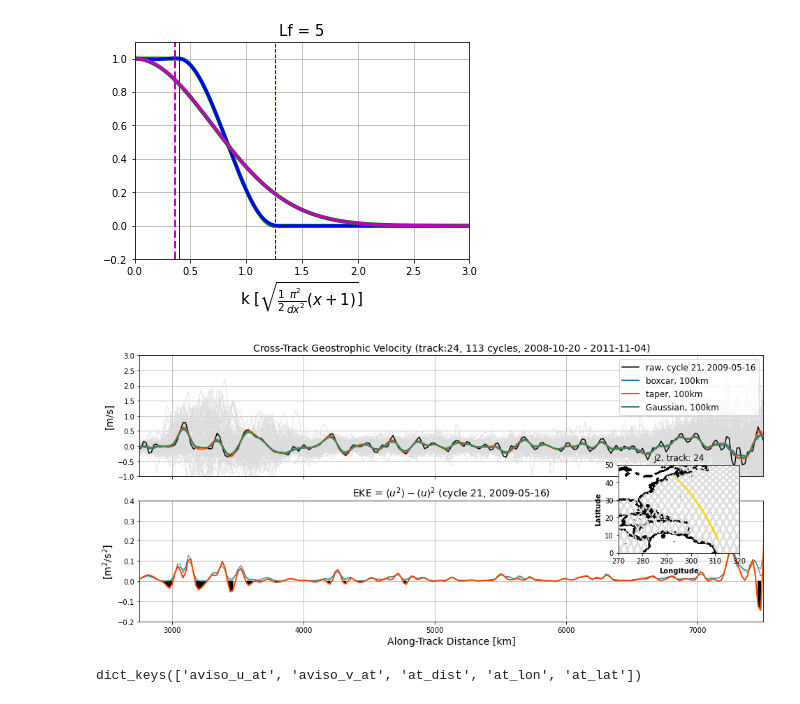
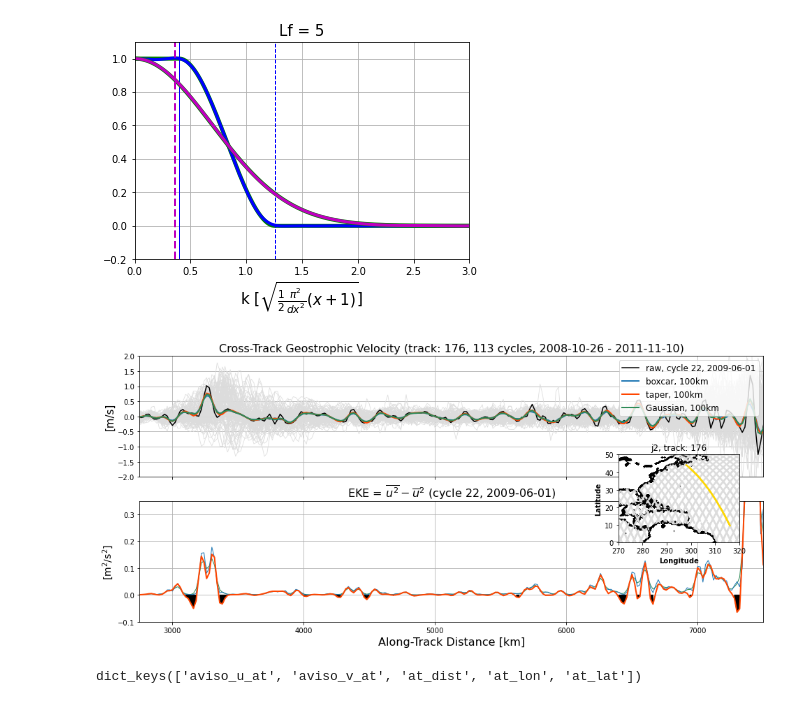
Before and after one commit to ocean-eddy-cpt/WP1T2-2D-EKE-Analysis, a Jupyter notebook: global_along_track.ipynb, the cells around one changed output. Drawn from its saved outputs; the diff is of its cells as text; code cells hidden in the pictures.

```diff
--- a/global_along_track.ipynb
+++ b/global_along_track.ipynb
@@ -157,7 +157,7 @@ if save_f:
 [figure]
 # %%
 # FIGURE: sample ADT along a single track w/ temporal variability
-t_i = np.array([24])   # TRACK NO: s3a: 33 # en: 3 # J2: 24,33,124,176,200 # TP: 13,15,23 # AL: 2,549 # G2: 61,471
+t_i = np.array([176])   # TRACK NO: s3a: 33 # en: 3 # J2: 24,33,124,176,200 # TP: 13,15,23 # AL: 2,549 # G2: 61,471
 pass_x = 300           # along-track location to consider time series
 pass_x_2 = 500         # along-track location to consider time series
 pass_t = 10             # cycle number
@@ -292,12 +292,18 @@ sample_LfT = sample_LfB                    # sharp
 sample_LfG = sample_LfB                    # gaussian
 N = 35                                     # NO LONGER NEEDED
 plot_filter = 1
-vel_taper = Filter(N, 'Taper', total_vel, 1, sample_LfT, plot_filter=1)
-vel_sq_taper = Filter(N, 'Taper', total_vel_sq, 1, sample_LfT)
-vel_gauss = Filter(N, 'Gaussian', total_vel, 1, sample_LfG, plot_filter=1)
-vel_sq_gauss = Filter(N, 'Gaussian', total_vel_sq, 1, sample_LfG)
-vel_boxcar = Filter(N, 'boxcar', total_vel, 1, sample_LfB)
-vel_sq_boxcar = Filter(N, 'boxcar', total_vel_sq, 1, sample_LfB)
+vel_taper = Filter('Taper', total_vel, 1, sample_LfT, plot_filter=1)
+vel_sq_taper = Filter('Taper', total_vel_sq, 1, sample_LfT)
+vel_gauss = Filter('Gaussian', total_vel, 1, sample_LfG, plot_filter=1)
+vel_sq_gauss = Filter('Gaussian', total_vel_sq, 1, sample_LfG)
+vel_boxcar = Filter('boxcar', total_vel, 1, sample_LfB)
+vel_sq_boxcar = Filter('boxcar', total_vel_sq, 1, sample_LfB)
+# vel_taper = Filter(N, 'Taper', total_vel, 1, sample_LfT, plot_filter=1)
+# vel_sq_taper = Filter(N, 'Taper', total_vel_sq, 1, sample_LfT)
+# vel_gauss = Filter(N, 'Gaussian', total_vel, 1, sample_LfG, plot_filter=1)
+# vel_sq_gauss = Filter(N, 'Gaussian', total_vel_sq, 1, sample_LfG)
+# vel_boxcar = Filter(N, 'boxcar', total_vel, 1, sample_LfB)
+# vel_sq_boxcar = Filter(N, 'boxcar', total_vel_sq, 1, sample_LfB)
 # %% [output]
 Using default N, N = 23 If d>2 or X is not pi then results might not be accurate.
 Using default N, N = 23 If d>2 or X is not pi then results might not be accurate.
@@ -306,7 +312,7 @@ Using default N, N = 7 If d>2 or X is not pi then results might not be accurate.
 [figure]
 # %%
 # FILTER COMPARISONS USING CROSS TERM
-pi = 21
+pi = 22
 f, (ax0, ax1) = plt.subplots(2,1,figsize=(16,7), sharex=True)
 for i in range(np.shape(total_vel[gid])[0]):
     ax0.plot(dist[gid], total_vel[gid][i, :], color='#DCDCDC', linewidth=0.75)                                         # all vel
@@ -315,14 +321,14 @@ ax0.plot(dist[gid], total_vel[gid][pi, :], color='k', linewidth=1.5, \
 ax0.plot(dist[gid], vel_boxcar[gid][pi, :], label='boxcar, ' + str(np.int(sample_LfB*hor_grid_spacing)) + 'km', linewidth=2)                      # boxcar
 ax0.plot(dist[gid], vel_taper[gid][pi, :], label='taper, ' + str(np.int(sample_LfB*hor_grid_spacing)) + 'km', color='#FF4500', linewidth=2)                 # sharp filter (lap/bi)
 ax0.plot(dist[gid], vel_gauss[gid][pi, :], label='Gaussian, ' + str(np.int(sample_LfB*hor_grid_spacing)) + 'km', color='#2E8B57', linewidth=2)     # Gaussian
-ax0.set_title('Cross-Track Geostrophic Velocity (track:' + str(t_i[0]) + \
+ax0.set_title('Cross-Track Geostrophic Velocity (track: ' + str(t_i[0]) + \
               ', ' + str(np.shape(total_vel[gid])[0]) + ' cycles, ' + \
               str(datetime.utcfromtimestamp(time_t_win[gid][0]))[0:10] + ' - ' + \
-              str(datetime.utcfromtimestamp(time_t_win[gid][-1]))[0:10]+ ')', fontsize=14)
+              str(datetime.utcfromtimestamp(time_t_win[gid][-1]))[0:10]+ ')', fontsize=16)
 handles, labels = ax0.get_legend_handles_labels()
 ax0.legend(handles, labels, fontsize=12, loc='upper right')
-ax0.set_ylabel('[m/s]', fontsize=14)
-ax0.set_ylim([-1, 3])
+ax0.set_ylabel('[m/s]', fontsize=15)
+ax0.set_ylim([-2, 2])
 ax0.grid()
 
 # for i in range(np.shape(total_vel[gid])[0]):
@@ -334,14 +340,16 @@ ax1.plot(dist[gid], vel_sq_taper[gid][pi, :] - vel_taper[gid][pi, :]**2, color='
 yyy = vel_sq_taper[gid][pi, :] - vel_taper[gid][pi, :]**2
 neg_eke = np.where(yyy < -0.001)[0]
 ax1.fill_between(dist[gid], yyy, where=yyy<0, zorder=2, color='k')
-ax1.set_title(r'EKE = $\langle u^2 \rangle - \langle u \rangle^2$ (cycle ' + \
-              str(pi) + ', ' + str(datetime.utcfromtimestamp(time_t_win[gid][pi]))[0:10] + ')', fontsize=14)
+# ax1.set_title(r'EKE = $\langle u^2 \rangle - \langle u \rangle^2$ (cycle ' + \
+#               str(pi) + ', ' + str(datetime.utcfromtimestamp(time_t_win[gid][pi]))[0:10] + ')', fontsize=14)
+ax1.set_title(r'EKE = $\overline{u^2} - \overline{u}^2$ (cycle ' + \
+              str(pi) + ', ' + str(datetime.utcfromtimestamp(time_t_win[gid][pi]))[0:10] + ')', fontsize=16)
 ax1.set_ylabel('[m$^2$/s$^2$]', fontsize=14)
-ax1.set_xlabel('Along-Track Distance [km]', fontsize=14)
+ax1.set_xlabel('Along-Track Distance [km]', fontsize=16)
 ax1.set_xlim([2750, 7500])
-ax1.set_ylim([-0.2, .4])
+ax1.set_ylim([-0.1, .35])
 
-a = plt.axes([.72, .32, .15, .25]) # facecolor=c35q)
+a = plt.axes([.72, .35, .15, .25]) # facecolor=c35q)
 z_lon_w = 270
 z_lon_e = 320
 z_lat_s = 0
@@ -353,35 +361,35 @@ a.scatter(x4['lon'].values, x4['lat'].values, s=0.1, color='k')
 for i in range(len(ai)):
     a.scatter(lon_record[ai[i]], lat_record[ai[i]], s=1, color='#DCDCDC')
 subset_in = np.where((dist[gid] > 2750) & (dist[gid] < 7000))[0]
 a.scatter(lon_record[gid][subset_in], lat_record[gid][subset_in], s=1, color='#FFD700')
 a.set_xlim([z_lon_w, z_lon_e])
 a.set_ylim([z_lat_s, z_lat_n])
 a.set_xlabel('Longitude', fontsize=10, fontweight='bold')
 a.set_ylabel('Latitude', fontsize=10, fontweight='bold')
 a.set_title(str(this_sat) + ', track: ' + str(t_i[0]), fontsize=12, alpha=1)
 
 # taper_prime = np.nan*np.ones(np.shape(total_vel[gid]))
 # gauss_prime = np.nan*np.ones(np.shape(total_vel[gid]))
 # boxcar_prime = np.nan*np.ones(np.shape(total_vel[gid]))
 # for i in range(np.shape(sla_t_win[gid])[0]):
 #     taper_prime[i, :] = vel_taper[gid][i, :]*(total_vel[gid][i, :] - vel_taper[gid][i, :])
 #     gauss_prime[i, :] = vel_gauss[gid][i, :]*(total_vel[gid][i, :] - vel_gauss[gid][i, :])
 #     # boxcar_prime[i, :] = vel_boxcar[gid][i, :]*(total_vel[gid][i, :] - vel_boxcar[gid][i, :])
 # ax.plot(dist[gid], np.abs(np.nanmean(boxcar_prime, axis=0)), label='boxcar')
 # ax.plot(dist[gid], np.abs(np.nanmean(taper_prime, axis=0)), label='sharp', color='#FF4500')
 # ax.plot(dist[gid], np.abs(np.nanmean(gauss_prime, axis=0)), label='Gaussian', color='#2E8B57')
 # ax.set_ylim([0, .075])
 # # ax.set_yscale('log')
 # ax.set_xlim([2750, 7500])
 # ax.set_ylabel('[m$^2$/s$^2$]', fontsize=14)
 # ax.set_xlabel('Along-Track Distance [km]', fontsize=14)
 # ax.set_title(r"Mean cross-term, $\langle u \rangle \left(u - \langle u \rangle \right)$, (" + str(np.shape(total_vel[gid])[0]) + " cycles)", fontsize=14)
 # ax.grid()
 ax1.grid()
 ax1.plot()
-f.savefig(this_sat + '_filter_comparison_lfb10', dpi=400)
+f.savefig(this_sat + '_filter_comparison_lfb5', dpi=400)
 # %% [output]
-[figure, old version]
+[figure, new version]
 # %%
 aviso_at_ex = pickle.load(open(this_sat +'_aviso_interp_to_track_24_31mar2011.p', 'rb'))
 # %%
```
Also changed, not shown: parts of 2 cells of this notebook, 2 other files.
